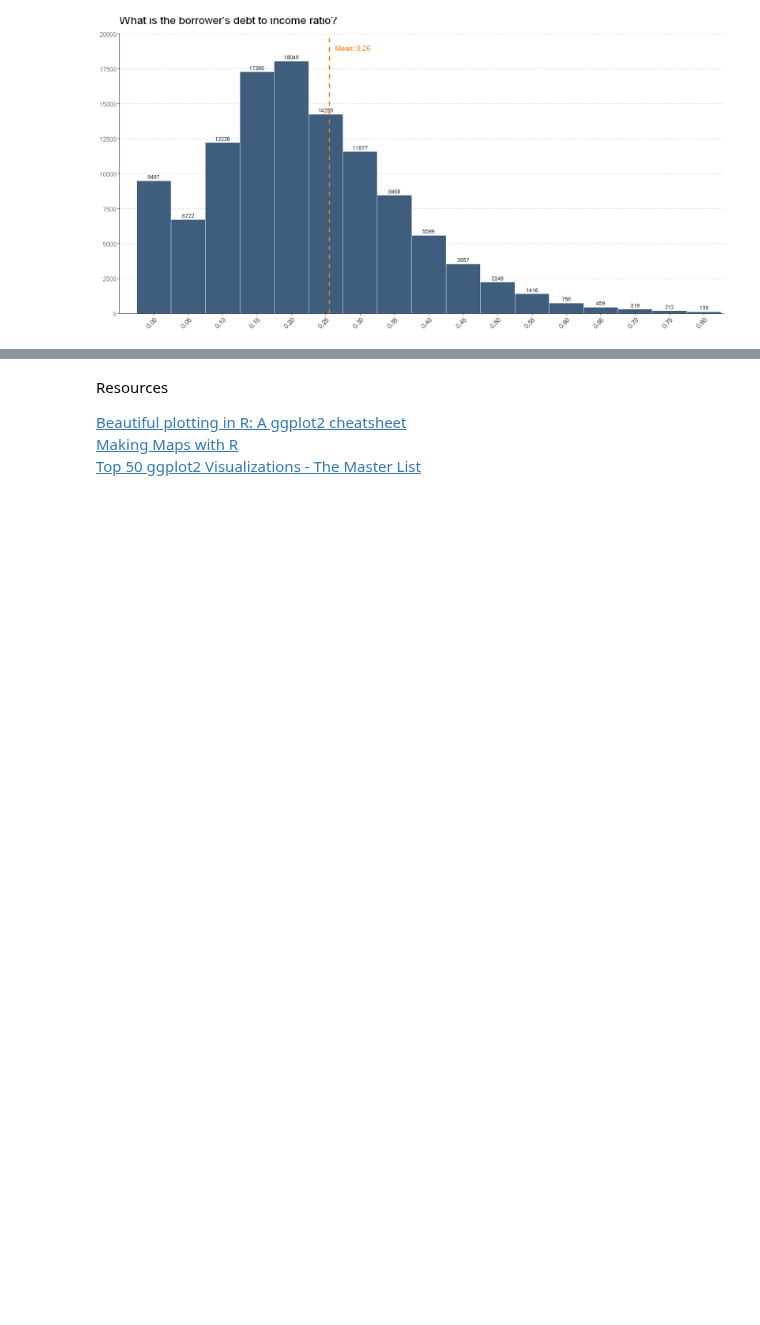
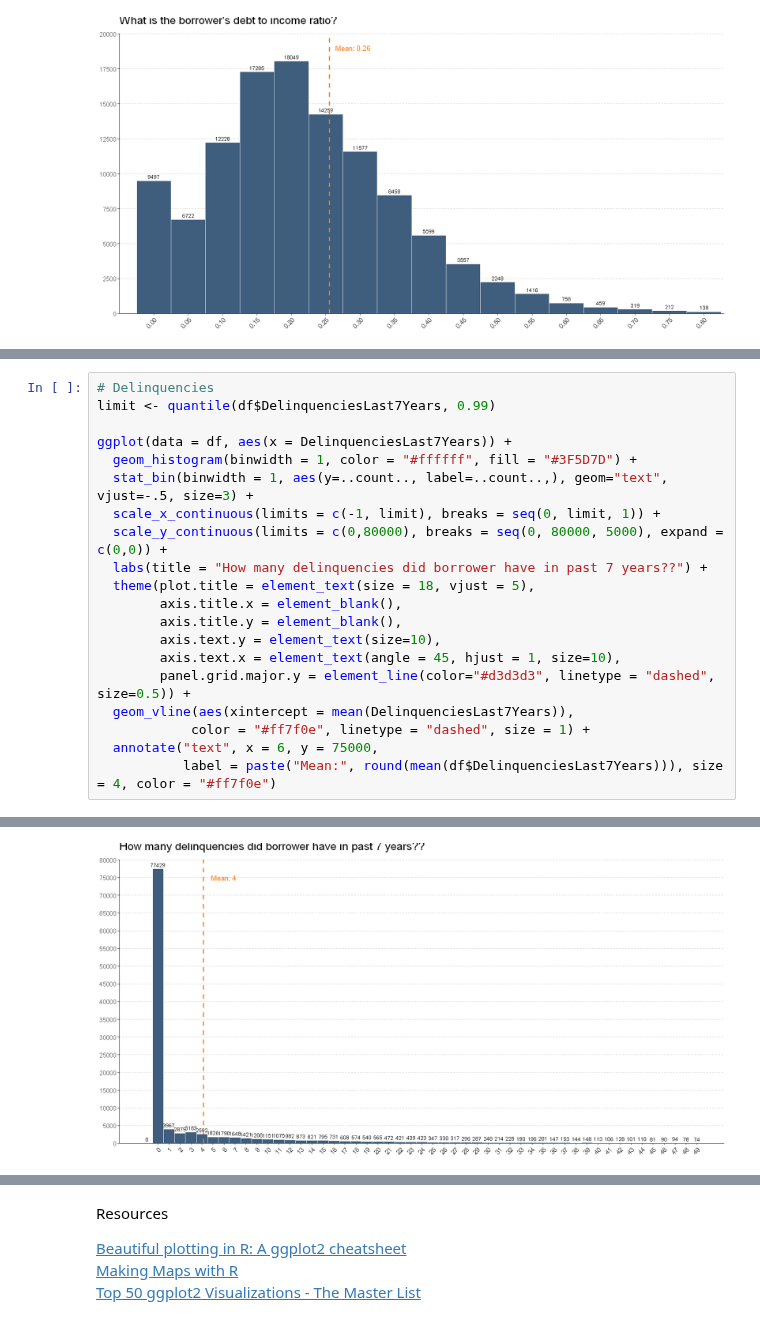
Before and after one commit to BarbaraStempien/DA--Loan-Data-from-Prosper, a Jupyter notebook: analysis.ipynb, the cells around one changed output, grey strips where cells are left out. Drawn from its saved outputs; the diff is of its cells as text; blank space fills up the shorter version.

```diff
--- a/analysis.ipynb
+++ b/analysis.ipynb
@@ -834,0 +866,21 @@ Warning message:
+# %%
+# Delinquencies
+limit <- quantile(df$DelinquenciesLast7Years, 0.99)
+
+ggplot(data = df, aes(x = DelinquenciesLast7Years)) +
+  geom_histogram(binwidth = 1, color = "#ffffff", fill = "#3F5D7D") +
+  stat_bin(binwidth = 1, aes(y=..count.., label=..count..,), geom="text", vjust=-.5, size=3) +
+  scale_x_continuous(limits = c(-1, limit), breaks = seq(0, limit, 1)) +
+  scale_y_continuous(limits = c(0,80000), breaks = seq(0, 80000, 5000), expand = c(0,0)) +
+  labs(title = "How many delinquencies did borrower have in past 7 years??") +
+  theme(plot.title = element_text(size = 18, vjust = 5),
+        axis.title.x = element_blank(),
+        axis.title.y = element_blank(),
+        axis.text.y = element_text(size=10),
+        axis.text.x = element_text(angle = 45, hjust = 1, size=10),
+        panel.grid.major.y = element_line(color="#d3d3d3", linetype = "dashed", size=0.5)) +
+  geom_vline(aes(xintercept = mean(DelinquenciesLast7Years)),
+            color = "#ff7f0e", linetype = "dashed", size = 1) +
+  annotate("text", x = 6, y = 75000,
+           label = paste("Mean:", round(mean(df$DelinquenciesLast7Years))), size = 4, color = "#ff7f0e")
+# %% [output]
@@ -834,0 +891 @@ Warning message:
+[figure, added]
```
Also changed, not shown: parts of 13 cells of this notebook.
